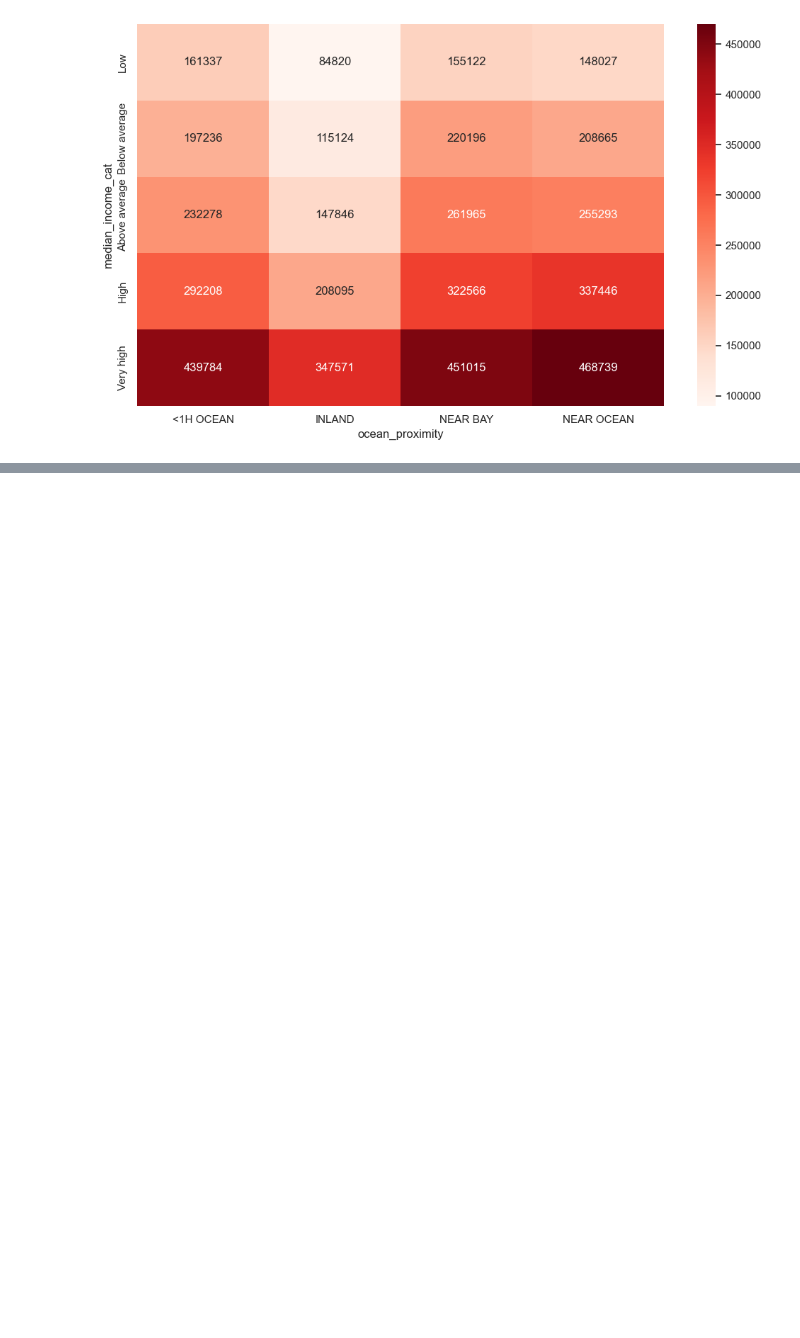
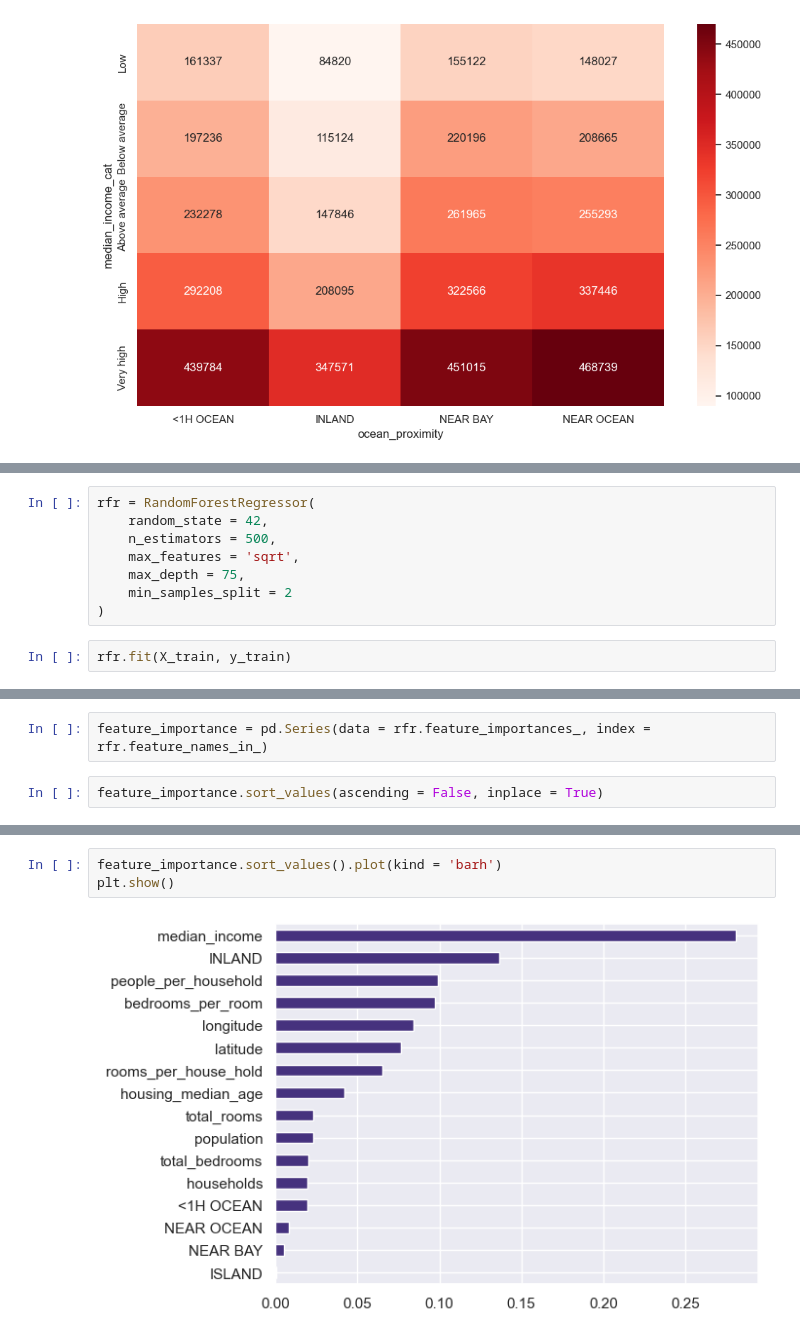
Before and after one commit to alchemistbg/udemy-the-complete-pandas-bootcamp, a Jupyter notebook: Section-27/Machine_Learning_Project.ipynb, the cells around one changed output, grey strips where cells are left out. Cells and saved outputs as stored; diff of their text form; blank space fills up the shorter version.

```diff
--- a/Section-27/Machine_Learning_Project.ipynb
+++ b/Section-27/Machine_Learning_Project.ipynb
@@ -505,0 +787,10 @@ plt.show()
+# %%
+rfr = RandomForestRegressor(
+    random_state = 42,
+    n_estimators = 500,
+    max_features = 'sqrt',
+    max_depth = 75,
+    min_samples_split = 2
+)
+# %%
+rfr.fit(X_train, y_train)
@@ -505,0 +864,4 @@ plt.show()
+# %%
+feature_importance = pd.Series(data = rfr.feature_importances_, index = rfr.feature_names_in_)
+# %%
+feature_importance.sort_values(ascending = False, inplace = True)
@@ -505,0 +888,5 @@ plt.show()
+# %%
+feature_importance.sort_values().plot(kind = 'barh')
+plt.show()
+# %% [output]
+[figure, added]
```
Also changed, not shown: parts of 64 cells of this notebook.
